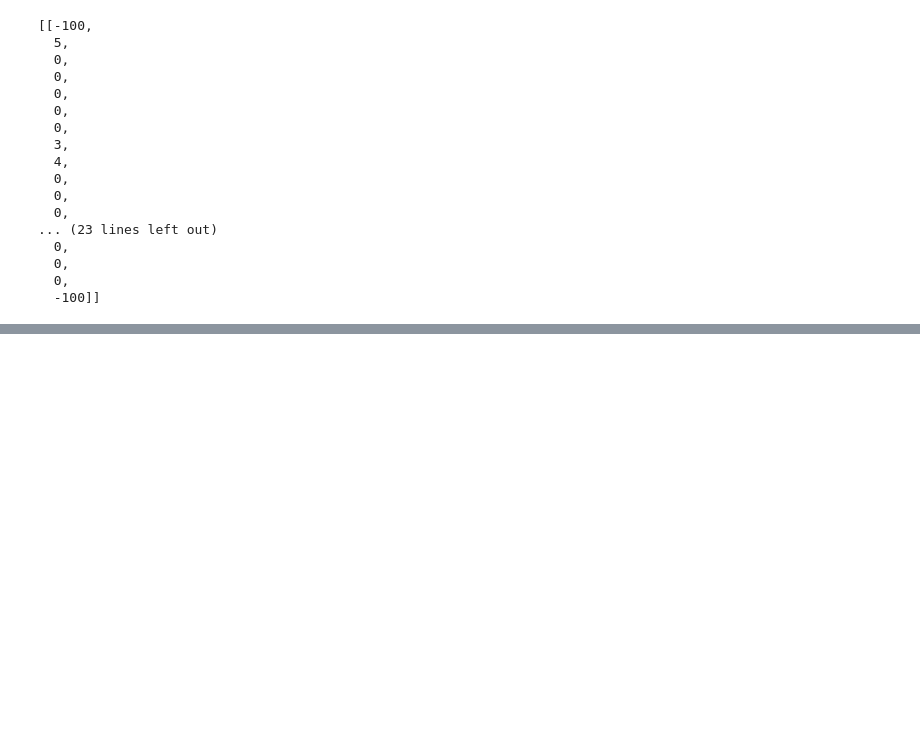
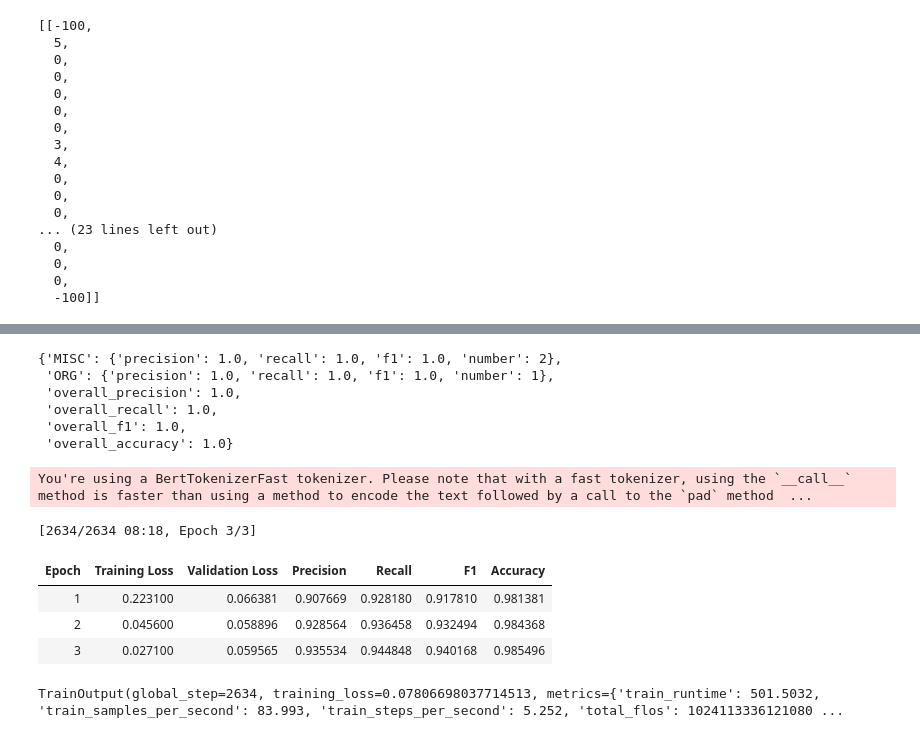
Before and after one commit to FANMISUA/Bert_tutorial, a Jupyter notebook: Fine_tuning_bert_NER1.ipynb, the cells around one changed output, grey strips where cells are left out. Drawn from its saved outputs; the diff is of its cells as text; code cells hidden in the pictures; blank space fills up the shorter version.

```diff
--- a/Fine_tuning_bert_NER1.ipynb
+++ b/Fine_tuning_bert_NER1.ipynb
@@ -136,0 +195,16 @@ q.labels
+# %%
+data_collator = DataCollatorForTokenClassification(tokenizer)
+# %%
+metric = datasets.load_metric("seqeval")
+# %%
+example = conll2003['train'][0]
+label_list = conll2003["train"].features["ner_tags"].feature.names
+labels = [label_list[i] for i in example["ner_tags"]]
+metric.compute(predictions=[labels], references=[labels])
+# %% [output]
+{'MISC': {'precision': 1.0, 'recall': 1.0, 'f1': 1.0, 'number': 2},
+ 'ORG': {'precision': 1.0, 'recall': 1.0, 'f1': 1.0, 'number': 1},
+ 'overall_precision': 1.0,
+ 'overall_recall': 1.0,
+ 'overall_f1': 1.0,
+ 'overall_accuracy': 1.0}
@@ -136,0 +246,20 @@ q.labels
+# %%
+trainer = Trainer(
+    model,
+    args,
+   train_dataset=tokenized_datasets["train"],
+   eval_dataset=tokenized_datasets["validation"],
+   data_collator=data_collator,
+   tokenizer=tokenizer,
+   compute_metrics=compute_metrics
+)
+# %%
+trainer.train()
+# %% [output]
+You're using a BertTokenizerFast tokenizer. Please note that with a fast tokenizer, using the `__call__` method is faster than using a method to encode the text followed by a call to the `pad` method  ...
+[2634/2634 08:18, Epoch 3/3]
+| Epoch | Training Loss | Validation Loss | Precision | Recall | F1 | Accuracy |
+| 1 | 0.223100 | 0.066381 | 0.907669 | 0.928180 | 0.917810 | 0.981381 |
+| 2 | 0.045600 | 0.058896 | 0.928564 | 0.936458 | 0.932494 | 0.984368 |
+| 3 | 0.027100 | 0.059565 | 0.935534 | 0.944848 | 0.940168 | 0.985496 |
+TrainOutput(global_step=2634, training_loss=0.07806698037714513, metrics={'train_runtime': 501.5032, 'train_samples_per_second': 83.993, 'train_steps_per_second': 5.252, 'total_flos': 1024113336121080 ...
```
Also changed, not shown: parts of 12 cells of this notebook.
